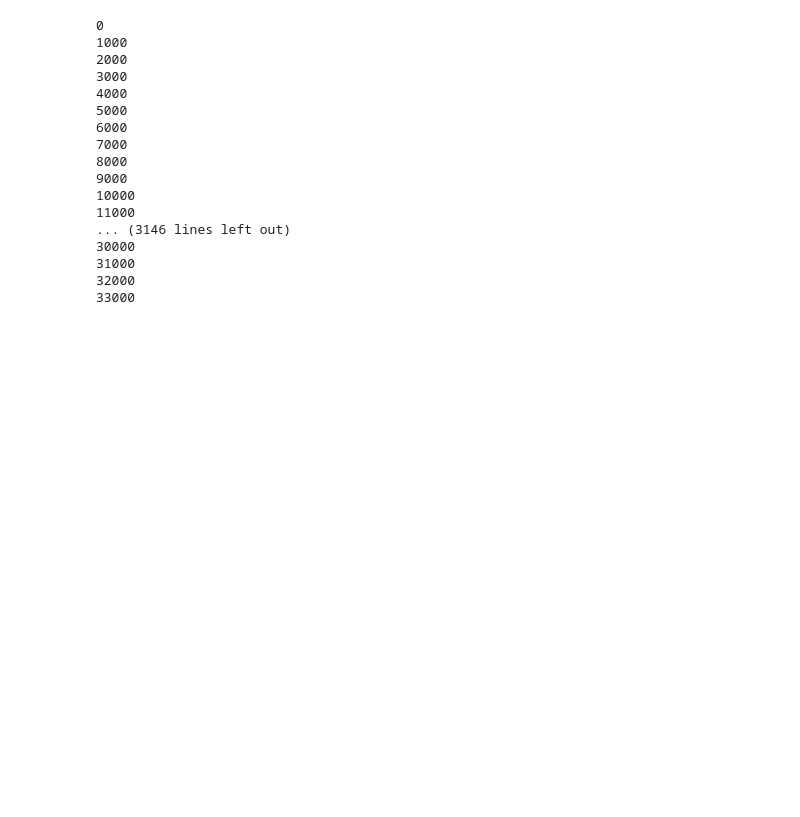
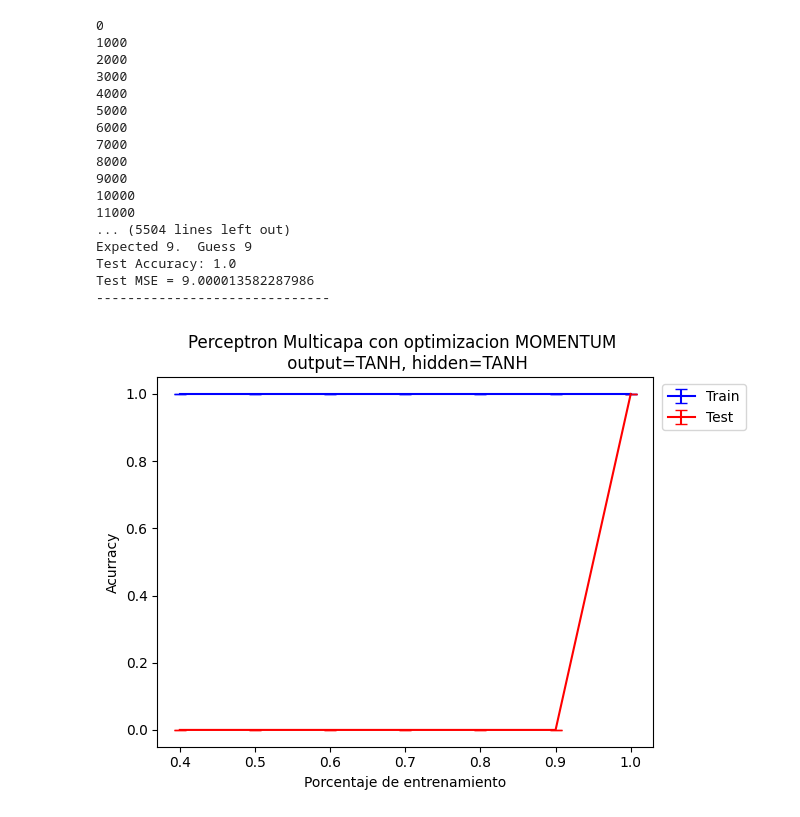
Before and after one commit to lukyferreiro/TPs-SIA, a Jupyter notebook: TP3/Ejercicio3/Plots3.ipynb, the cells around one changed output. Cells and saved outputs as stored; diff of their text form; code cells hidden in the pictures; blank space fills up the shorter version.

```diff
--- a/TP3/Ejercicio3/Plots3.ipynb
+++ b/TP3/Ejercicio3/Plots3.ipynb
@@ -118,7 +96,7 @@ BETA = 1.0
 TRAINING_TYPE = "PERCENTAGE"
 LR = 0.001
 BIAS = 1
-EPOCHS = 50000
+EPOCHS = 20000
 MIN_ERROR = 0.01
 
 QTY_HIDDEN_LAYERS = 2
@@ -131,7 +109,7 @@ BETA1 = 0.9
 BETA2 = 0.999
 EPSILON = 1e-8
 TRAIN_PERCENTAGES = [round(0.1*i,2) for i in range(4,11)]
-ITERATIONS = 50
+ITERATIONS = 10
 
 input_data, expected_data = parse_nums(PATH, 7, 3)
 
@@ -174,35 +152,36 @@ for i, opt_method in enumerate(OPTIMIZER_METHOD):
         avg_test_mses.append(test_aux)
         error_test = np.std(test) / np.sqrt((len(test)))
         std_test_mses.append(error_test)
 
     arr_avg_train_mses.append(avg_train_mses)
     arr_std_train_mses.append(std_train_mses)
     arr_avg_test_mses.append(avg_test_mses)
     arr_std_test_mses.append(std_test_mses)
 
 for i, opt_method in enumerate(OPTIMIZER_METHOD):
     plt.errorbar(TRAIN_PERCENTAGES, arr_avg_train_mses[i], yerr=arr_std_train_mses[i], color="blue", capsize=4, label="Train")
     plt.errorbar(TRAIN_PERCENTAGES, arr_avg_test_mses[i], yerr=arr_std_test_mses[i], color="red", capsize=4, label="Test")
     plt.title(f'Perceptron Multicapa con optimizacion {opt_method} \n output={OUTPUT_ACTIVATION}, hidden={HIDDEN_ACTIVATION}')
     plt.xlabel("Porcentaje de entrenamiento")
     plt.ylabel("Acurracy")
     plt.legend(loc='best', bbox_to_anchor=(1.2, 1.0))
     plt.show()
 # %% [output]
 0
 1000
 2000
 3000
 4000
 5000
 6000
 7000
 8000
 9000
 10000
 11000
-... (3146 lines left out)
-30000
-31000
-32000
-33000
+... (5504 lines left out)
+Expected 9.  Guess 9
+Test Accuracy: 1.0
+Test MSE = 9.000013582287986
+------------------------------
+[figure, added]
```
Also changed, not shown: parts of 2 cells of this notebook, 4 other files.
